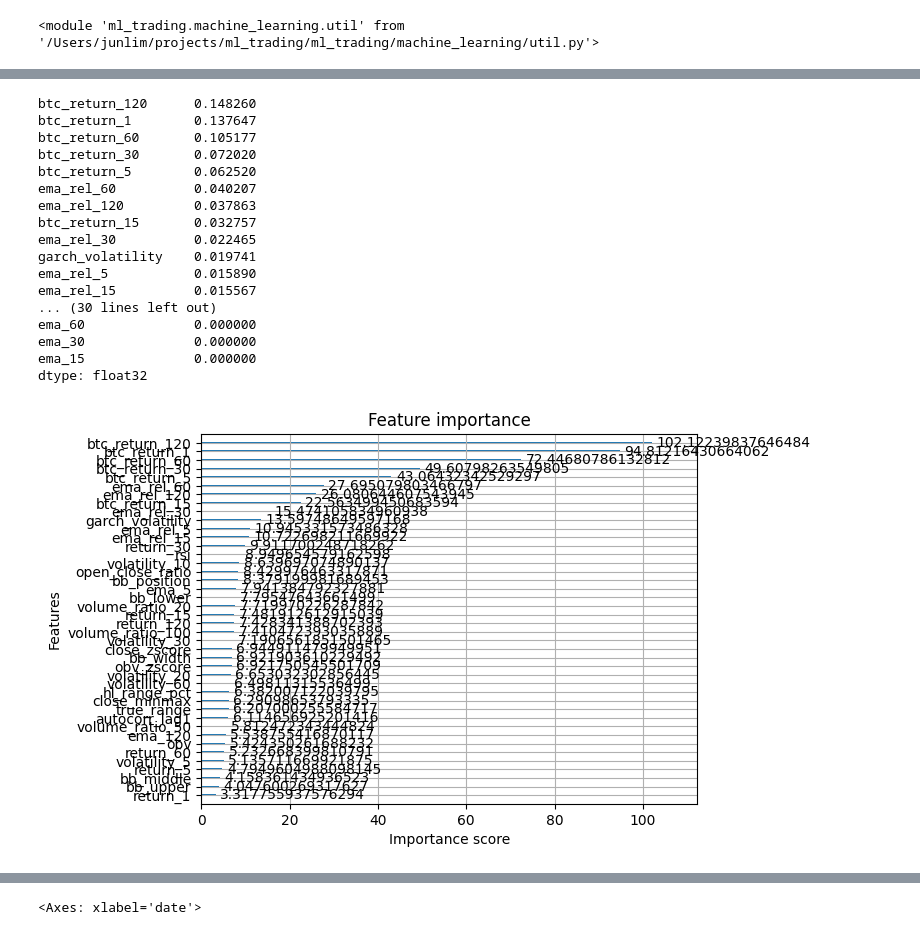
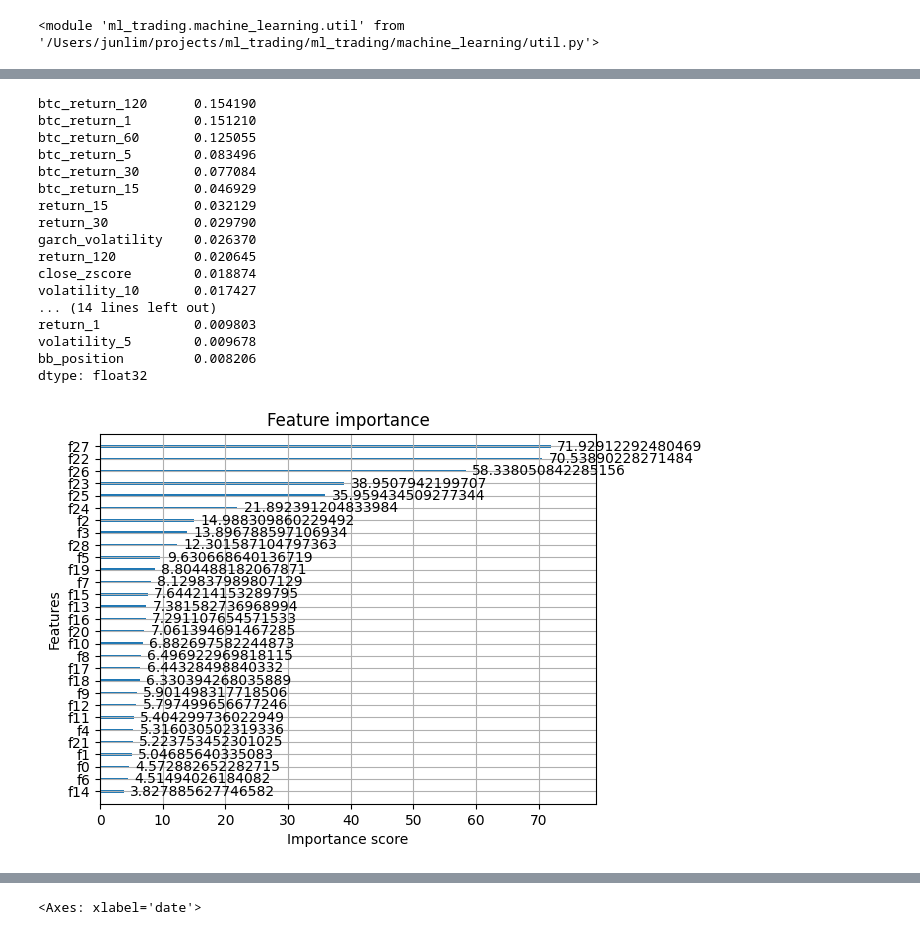
Before and after one commit to sculd/ml_trading, a Jupyter notebook: sandbox.ipynb, the cells around one changed output, grey strips where cells are left out. Saved outputs shown, nothing was run; the diff lists cells and outputs as text; code cells hidden in the pictures.

Commit message:
evaulate the feature column in result

```diff
--- a/sandbox.ipynb
+++ b/sandbox.ipynb
@@ -169,13 +172,17 @@ data_sets = ml_trading.machine_learning.validation_data.create_train_validation_
 )
 #'''
 
+time_range = market_data.util.time.TimeRange(
+    date_str_from='2024-01-01', date_str_to='2025-04-01',
+    )
+
 
 #'''
 data_sets = ml_trading.machine_learning.validation_data.create_split_moving_forward(
     market_data.ingest.bq.common.DATASET_MODE.OKX, market_data.ingest.bq.common.EXPORT_MODE.BY_MINUTE, market_data.ingest.bq.common.AGGREGATION_MODE.TAKE_LASTEST,
     time_range=time_range,
     initial_training_fixed_window_size = datetime.timedelta(days=150),
-    purge_period = datetime.timedelta(minutes=30),
+    purge_params = ml_trading.machine_learning.validation_data.PurgeParams(purge_period = datetime.timedelta(minutes=30)),
     embargo_period = datetime.timedelta(days=1),
     step_event_size = 300,
     validation_fixed_event_size = 300,
@@ -206,9 +213,12 @@ importlib.reload(ml_trading.machine_learning.util)
 <module 'ml_trading.machine_learning.util' from '/Users/junlim/projects/ml_trading/ml_trading/machine_learning/util.py'>
 # %%
 import ml_trading.models.model
+import ml_trading.models.non_sequential.xgboost_model
 
 metrics_list = []
 all_validation_dfs = []
+
+target_column='label_long_tp30_sl30_10m'
 
 for i, (train_df, validation_df, test_df) in enumerate(data_sets):
     print(f"\n########################################################")
@@ -217,11 +227,11 @@ for i, (train_df, validation_df, test_df) in enumerate(data_sets):
     print(f'validation: {len(validation_df)}\n{validation_df.head(1).index}\n{validation_df.tail(1).index}')
     #print(f'test: {len(test_df)}\n{test_df.head(1).index}\n{test_df.tail(1).index}')
 
-    model, metrics, validation_y_df = ml_trading.models.model.train_xgboost_model(
+    model, metrics, validation_y_df = ml_trading.models.non_sequential.xgboost_model.train_xgboost_model(
         #ml_data_df,
         train_df=train_df,
         validation_df=validation_df,
-        target_column='label_long_tp30_sl30_10m',
+        target_column=target_column,
         prediction_threshold=0.70)
     metrics_list.append(metrics)
 
@@ -459,27 +418,27 @@ Unique symbols: 303
 # %%
-importance = model.feature_importances_
+importance = model.xgb_model.feature_importances_
 pd.Series(importance, index=[c for c in train_df.columns if not c.startswith('label_') and c != 'symbol']).sort_values(ascending=False)
 # %% [output]
-btc_return_120      0.148260
-btc_return_1        0.137647
-btc_return_60       0.105177
-btc_return_30       0.072020
-btc_return_5        0.062520
-ema_rel_60          0.040207
-ema_rel_120         0.037863
-btc_return_15       0.032757
-ema_rel_30          0.022465
-garch_volatility    0.019741
-ema_rel_5           0.015890
-ema_rel_15          0.015567
-... (30 lines left out)
-ema_60              0.000000
-ema_30              0.000000
-ema_15              0.000000
+btc_return_120      0.154190
+btc_return_1        0.151210
+btc_return_60       0.125055
+btc_return_5        0.083496
+btc_return_30       0.077084
+btc_return_15       0.046929
+return_15           0.032129
+return_30           0.029790
+garch_volatility    0.026370
+return_120          0.020645
+close_zscore        0.018874
+volatility_10       0.017427
+... (14 lines left out)
+return_1            0.009803
+volatility_5        0.009678
+bb_position         0.008206
 dtype: float32
 # %%
-plot_importance(model, importance_type='gain')  # can also be 'weight', 'cover', 'total_gain', etc.
+plot_importance(model.xgb_model, importance_type='gain')  # can also be 'weight', 'cover', 'total_gain', etc.
 plt.show()
 # %% [output]
-[figure, old version]
+[figure, new version]
 # %%
```
Also changed, not shown: parts of 37 cells of this notebook, 8 other files.
